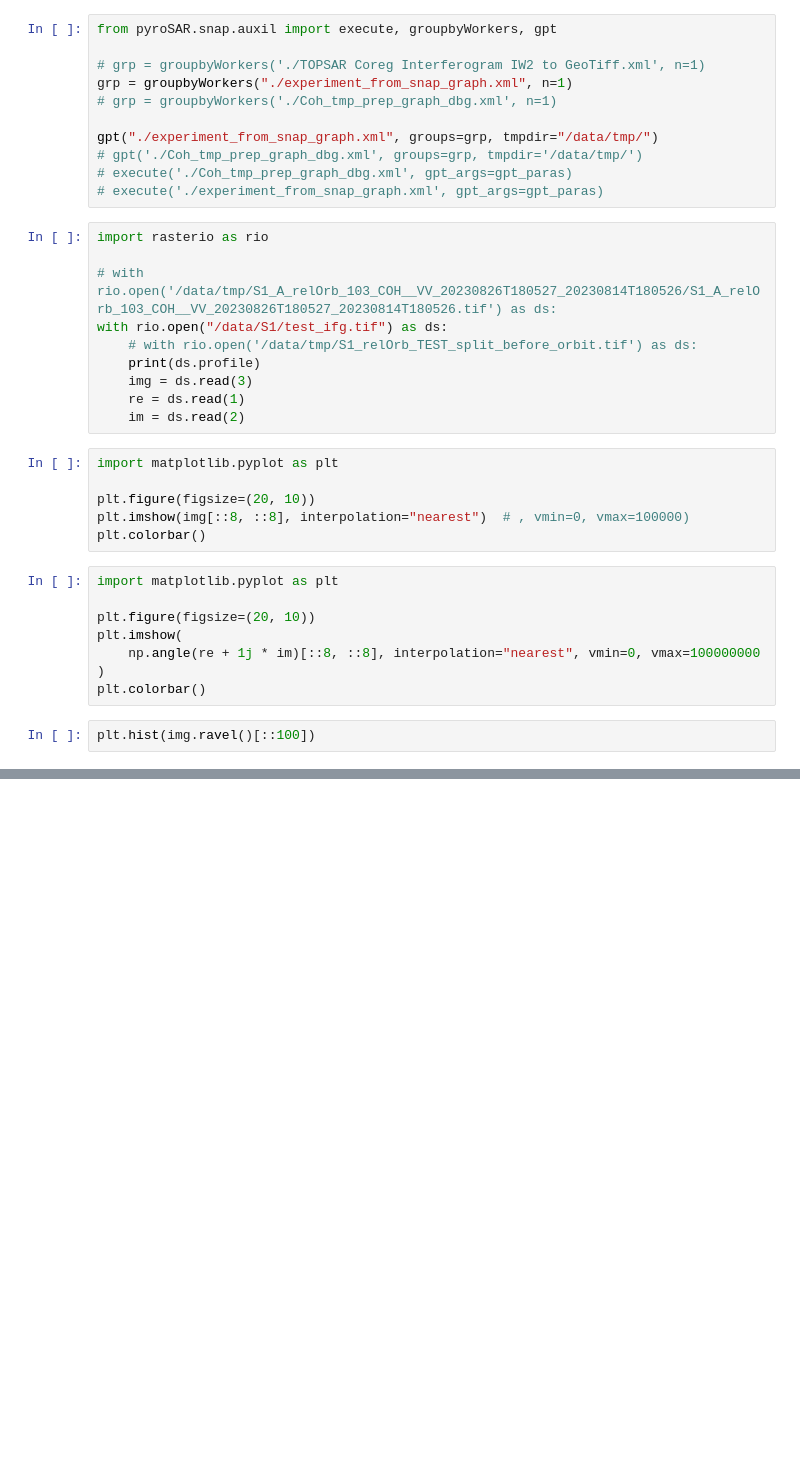
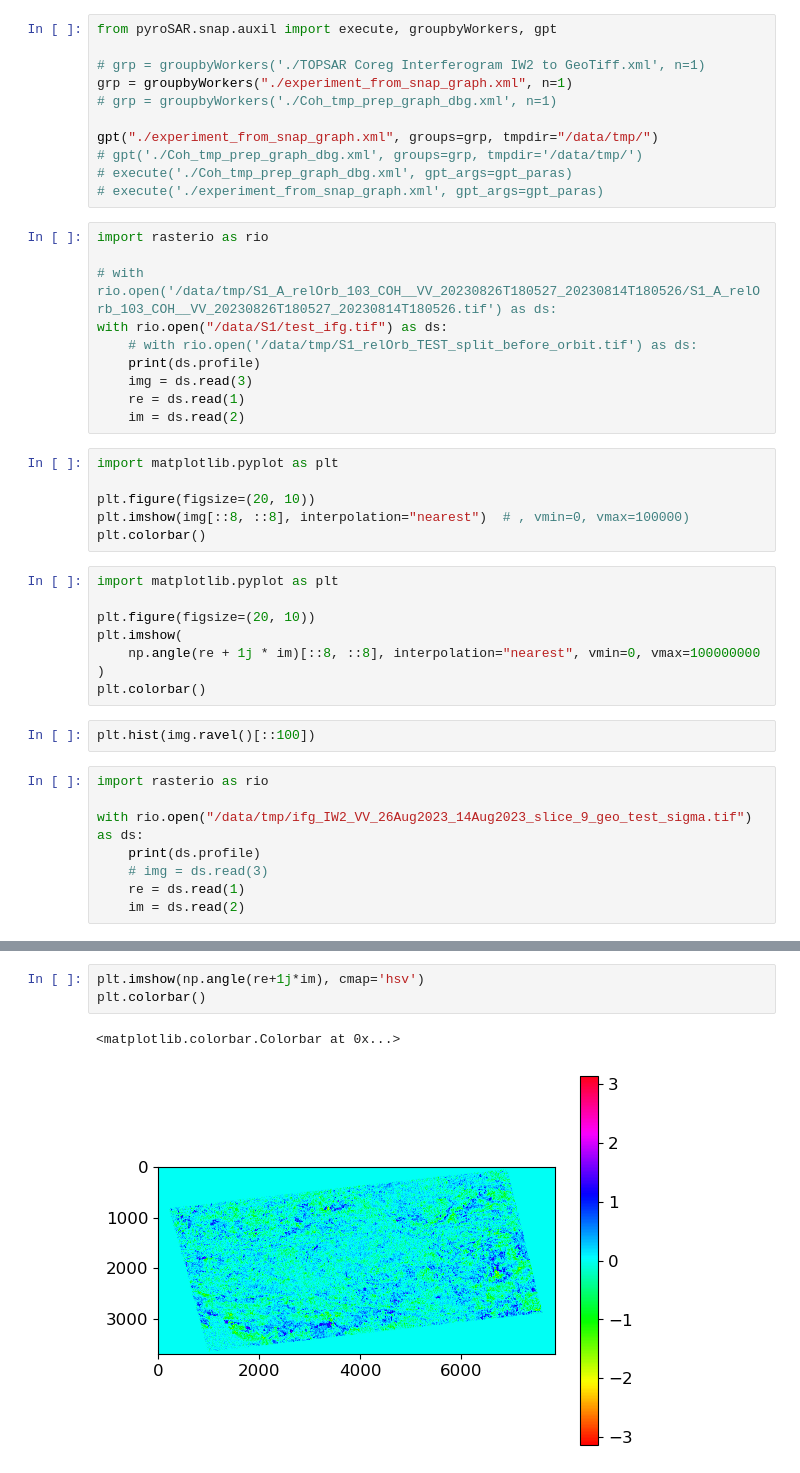
Before and after one commit to odhondt/eo_tools, a Jupyter notebook: notebooks/test.ipynb, the cells around one changed output, grey strips where cells are left out. Saved outputs shown, nothing was run; the diff lists cells and outputs as text; blank space fills up the shorter version.

Commit message:
add experimental graphs

```diff
--- a/notebooks/test.ipynb
+++ b/notebooks/test.ipynb
@@ -175,3 +100,11 @@ plt.imshow(
 plt.colorbar()
 # %%
 plt.hist(img.ravel()[::100])
+# %%
+import rasterio as rio
+
+with rio.open("/data/tmp/ifg_IW2_VV_26Aug2023_14Aug2023_slice_9_geo_test_sigma.tif") as ds:
+    print(ds.profile)
+    # img = ds.read(3)
+    re = ds.read(1)
+    im = ds.read(2)
@@ -177,0 +116,6 @@ plt.hist(img.ravel()[::100])
+# %%
+plt.imshow(np.angle(re+1j*im), cmap='hsv')
+plt.colorbar()
+# %% [output]
+<matplotlib.colorbar.Colorbar at 0x...>
+[figure, added]
```
Also changed, not shown: parts of 4 cells of this notebook, 5 other files.
